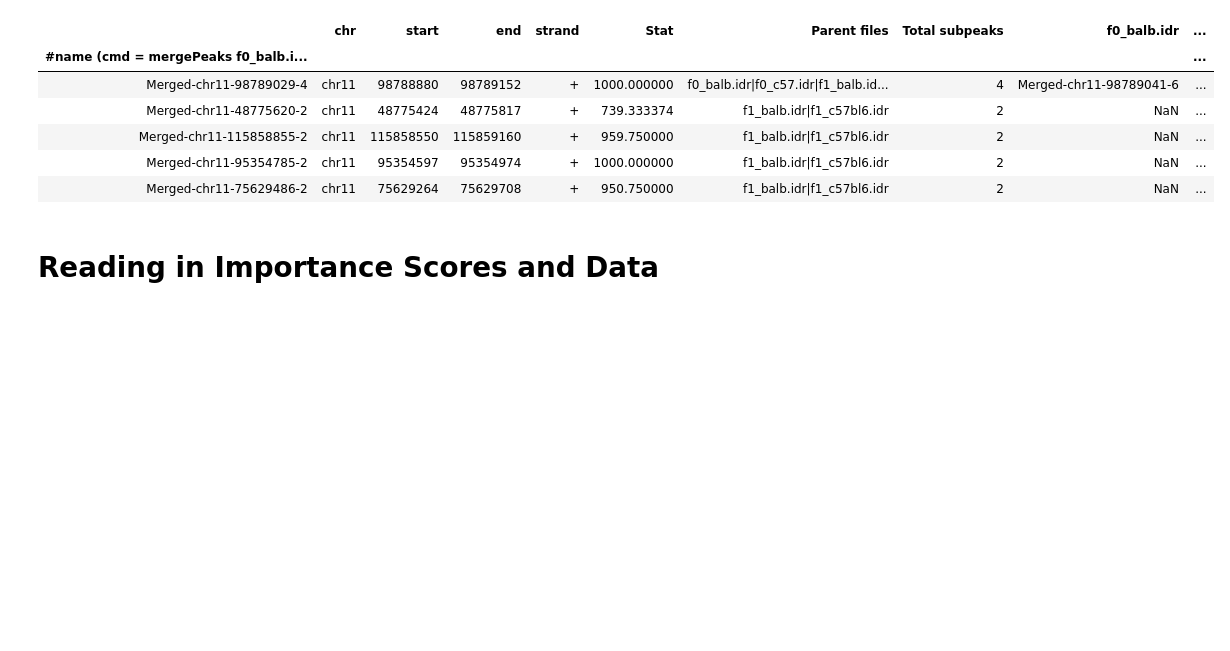
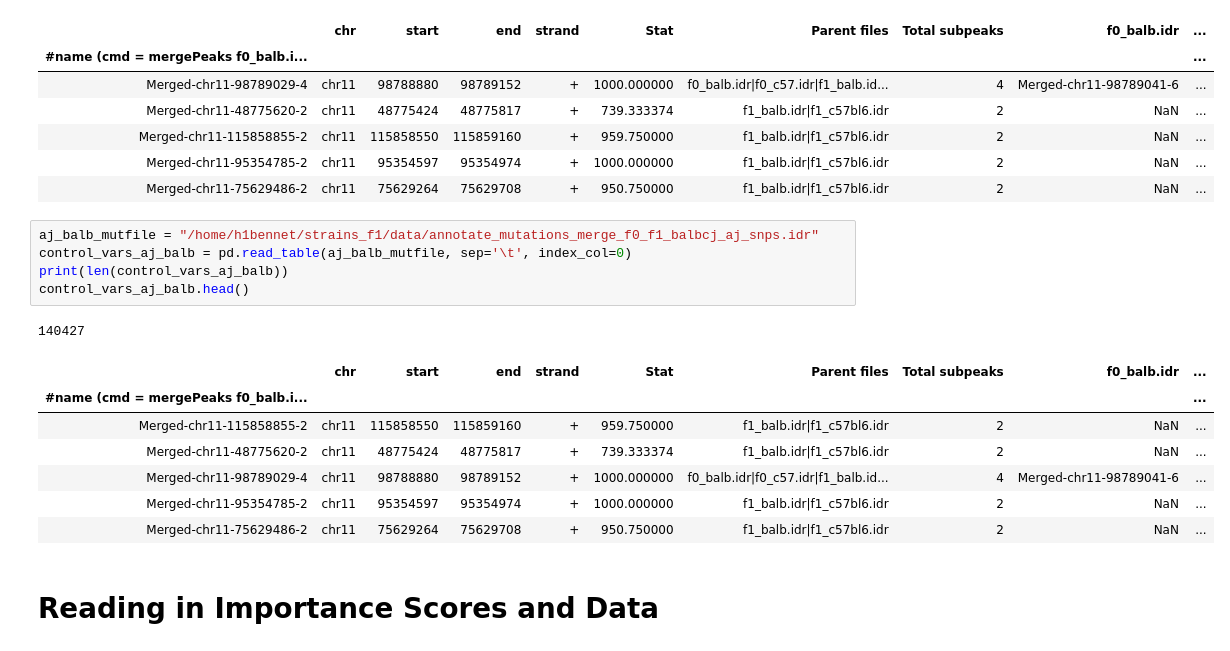
Before and after one commit to HunterBennett/strains_machinelearning, a Jupyter notebook: results/ML_02b_MARCO_Region_Scoring.ipynb, the cells around one changed output. Cells and saved outputs as stored; diff of their text form; blank space fills up the shorter version.

```diff
--- a/results/ML_02b_MARCO_Region_Scoring.ipynb
+++ b/results/ML_02b_MARCO_Region_Scoring.ipynb
@@ -240,6 +240,20 @@ control_vars.head()
 | Merged-chr11-115858855-2 | chr11 | 115858550 | 115859160 | + | 959.750000 | f1_balb.idr|f1_c57bl6.idr | 2 | NaN | ... |
 | Merged-chr11-95354785-2 | chr11 | 95354597 | 95354974 | + | 1000.000000 | f1_balb.idr|f1_c57bl6.idr | 2 | NaN | ... |
 | Merged-chr11-75629486-2 | chr11 | 75629264 | 75629708 | + | 950.750000 | f1_balb.idr|f1_c57bl6.idr | 2 | NaN | ... |
+# %%
+aj_balb_mutfile = "/home/h1bennet/strains_f1/data/annotate_mutations_merge_f0_f1_balbcj_aj_snps.idr"
+control_vars_aj_balb = pd.read_table(aj_balb_mutfile, sep='\t', index_col=0)
+print(len(control_vars_aj_balb))
+control_vars_aj_balb.head()
+# %% [output]
+140427
+|  | chr | start | end | strand | Stat | Parent files | Total subpeaks | f0_balb.idr | ... |
+| #name (cmd = mergePeaks f0_balb.i... |  |  |  |  |  |  |  |  | ... |
+| Merged-chr11-115858855-2 | chr11 | 115858550 | 115859160 | + | 959.750000 | f1_balb.idr|f1_c57bl6.idr | 2 | NaN | ... |
+| Merged-chr11-48775620-2 | chr11 | 48775424 | 48775817 | + | 739.333374 | f1_balb.idr|f1_c57bl6.idr | 2 | NaN | ... |
+| Merged-chr11-98789029-4 | chr11 | 98788880 | 98789152 | + | 1000.000000 | f0_balb.idr|f0_c57.idr|f1_balb.id... | 4 | Merged-chr11-98789041-6 | ... |
+| Merged-chr11-95354785-2 | chr11 | 95354597 | 95354974 | + | 1000.000000 | f1_balb.idr|f1_c57bl6.idr | 2 | NaN | ... |
+| Merged-chr11-75629486-2 | chr11 | 75629264 | 75629708 | + | 950.750000 | f1_balb.idr|f1_c57bl6.idr | 2 | NaN | ... |
 # %% [markdown]
 # Reading in Importance Scores and Data
 # %% [markdown]
```
Also changed, not shown: parts of 2 cells of this notebook.
